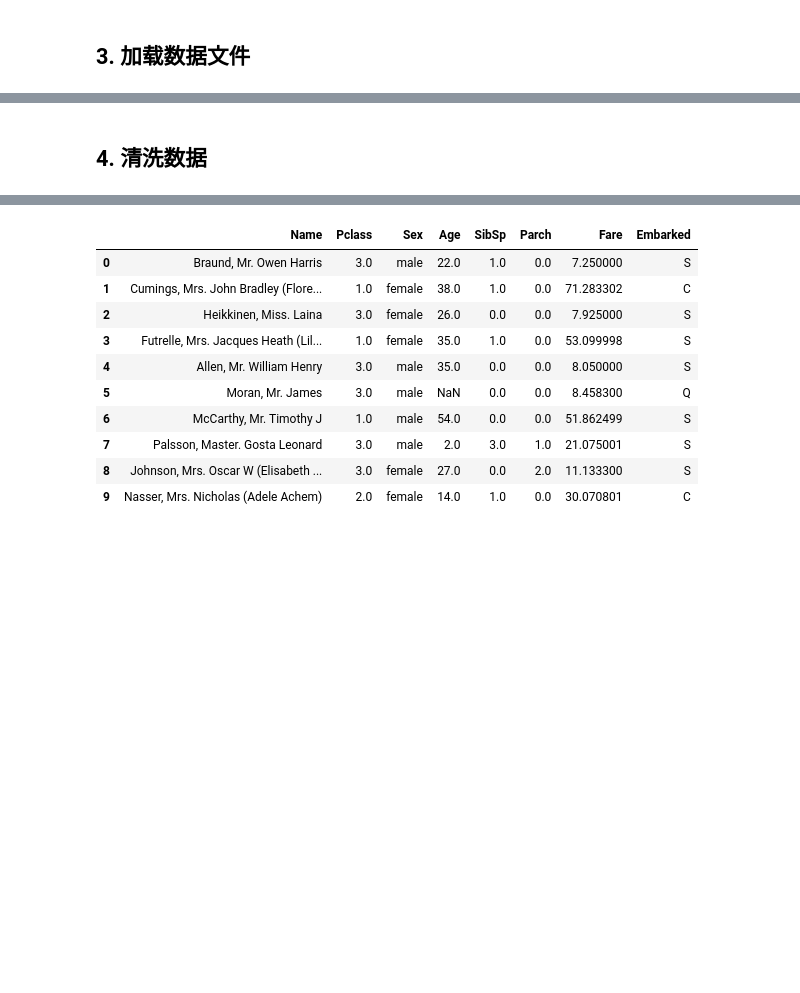
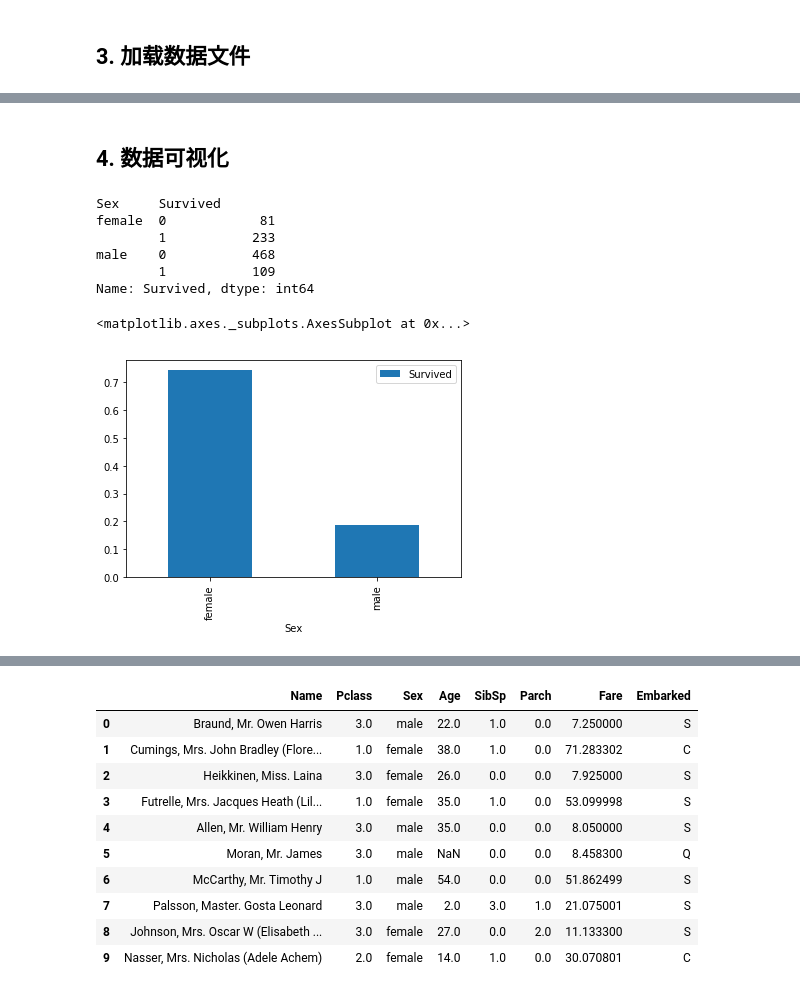
Before and after one commit to elliotxx/notebooks, a Jupyter notebook: titanic.ipynb, the cells around one changed output, grey strips where cells are left out. Cells and saved outputs as stored; diff of their text form; code cells hidden in the pictures; blank space fills up the shorter version.

```diff
--- a/titanic.ipynb
+++ b/titanic.ipynb
@@ -78,2 +112,17 @@ data.describe()
 # %% [markdown]
-## 4. 清洗数据
+## 4. 数据可视化
+# %%
+# 性别与是否生存的关系 Sex
+data.groupby(['Sex','Survived'])['Survived'].count()
+# %% [output]
+Sex     Survived
+female  0            81
+        1           233
+male    0           468
+        1           109
+Name: Survived, dtype: int64
+# %%
+data[['Sex','Survived']].groupby(['Sex']).mean().plot.bar()
+# %% [output]
+<matplotlib.axes._subplots.AxesSubplot at 0x...>
+[figure, added]
```
Also changed, not shown: parts of 23 cells of this notebook.
